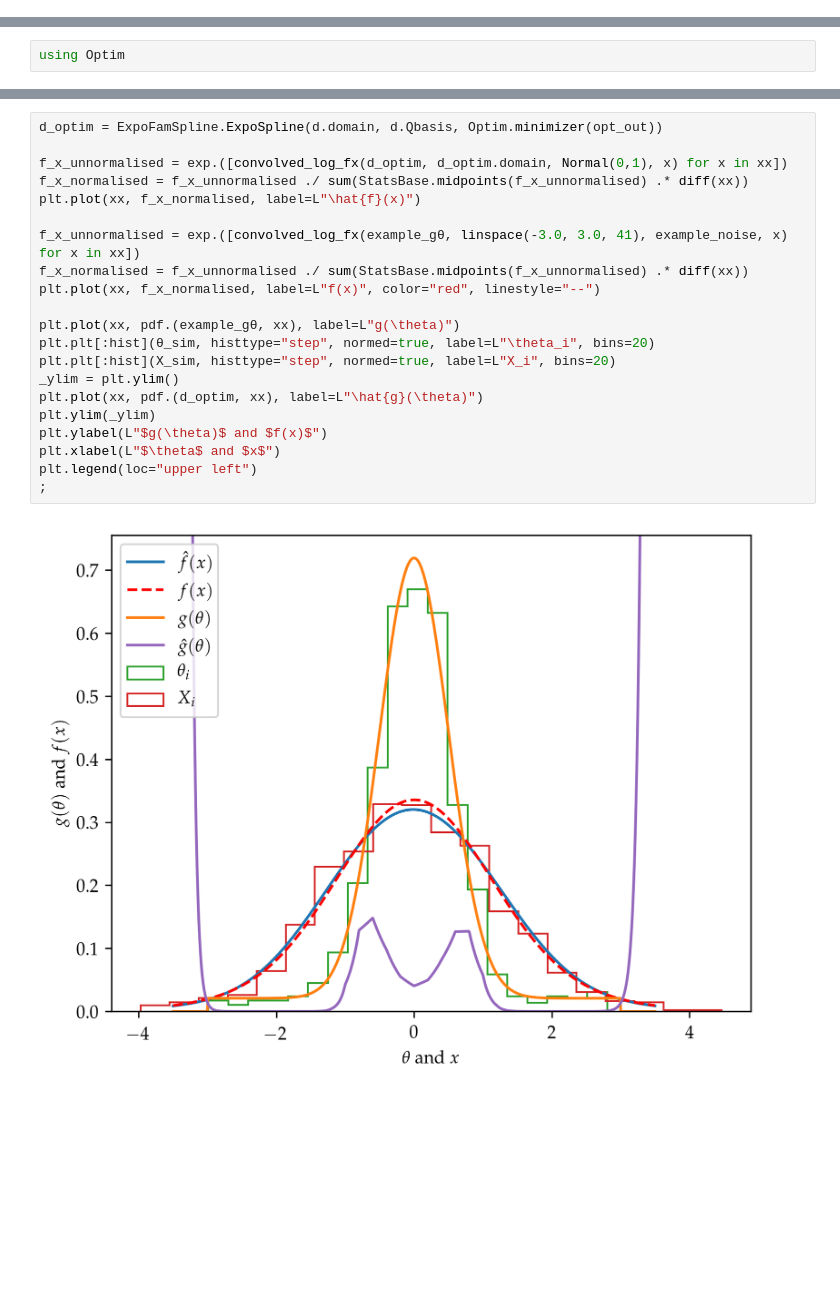
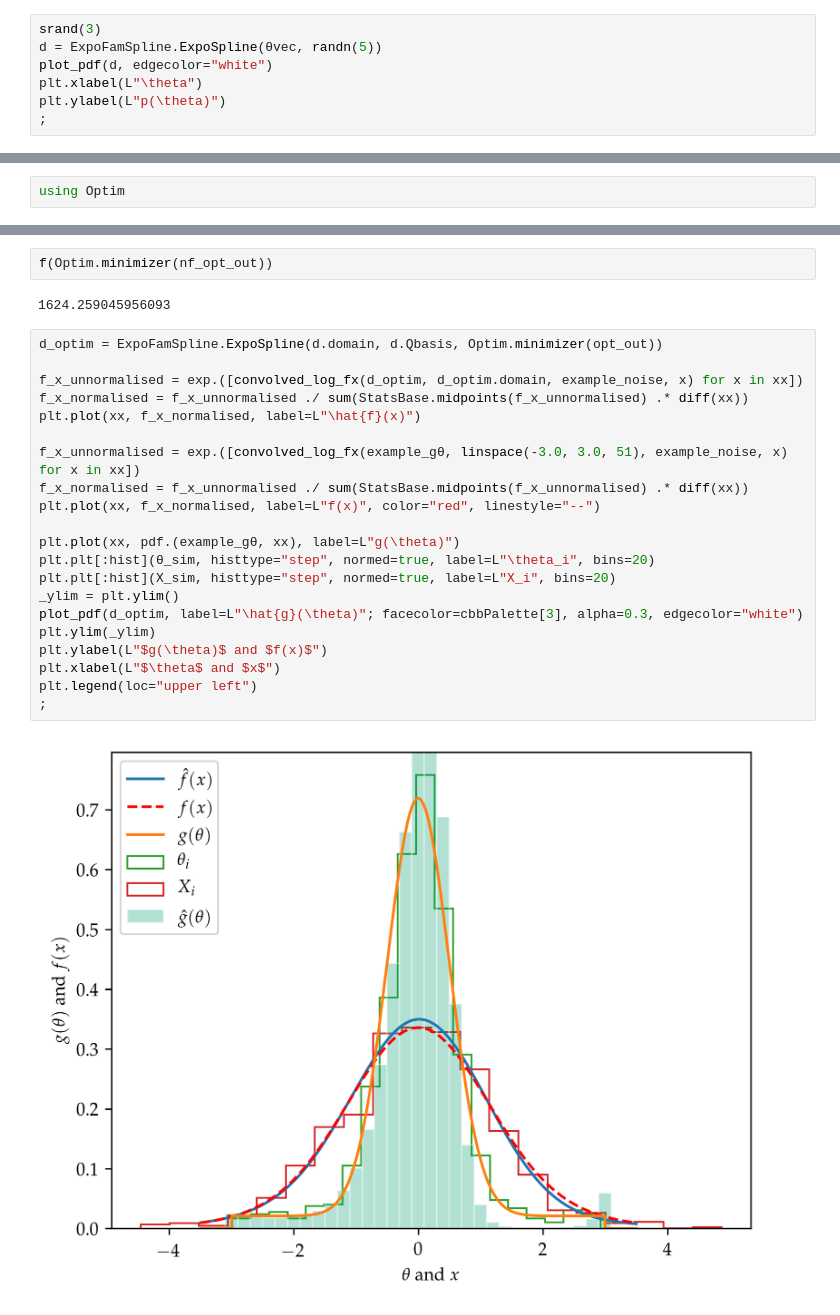
Before and after one commit to maximerischard/DeconvolutionTests.jl, a Jupyter notebook: notebooks/Efron_ExponentialFamily_Splines.ipynb, the cells around one changed output, grey strips where cells are left out. Cells and saved outputs as stored; diff of their text form; blank space fills up the shorter version.

Commit message:
efron-expo-spline: add analytical gradients and hessian

```diff
--- a/notebooks/Efron_ExponentialFamily_Splines.ipynb
+++ b/notebooks/Efron_ExponentialFamily_Splines.ipynb
@@ -201,0 +219,7 @@ plt.plot(θθ, pdf.(d, θθ), ":")
+# %%
+srand(3)
+d = ExpoFamSpline.ExpoSpline(θvec, randn(5))
+plot_pdf(d, edgecolor="white")
+plt.xlabel(L"\theta")
+plt.ylabel(L"p(\theta)")
+;
@@ -435,24 +644,28 @@ Results of Optimization Algorithm
+# %%
+f(Optim.minimizer(nf_opt_out))
+# %% [output]
+1624.259045956093
 # %%
 d_optim = ExpoFamSpline.ExpoSpline(d.domain, d.Qbasis, Optim.minimizer(opt_out))
 
-f_x_unnormalised = exp.([convolved_log_fx(d_optim, d_optim.domain, Normal(0,1), x) for x in xx])
+f_x_unnormalised = exp.([convolved_log_fx(d_optim, d_optim.domain, example_noise, x) for x in xx])
 f_x_normalised = f_x_unnormalised ./ sum(StatsBase.midpoints(f_x_unnormalised) .* diff(xx))
 plt.plot(xx, f_x_normalised, label=L"\hat{f}(x)")
 
-f_x_unnormalised = exp.([convolved_log_fx(example_gθ, linspace(-3.0, 3.0, 41), example_noise, x) for x in xx])
+f_x_unnormalised = exp.([convolved_log_fx(example_gθ, linspace(-3.0, 3.0, 51), example_noise, x) for x in xx])
 f_x_normalised = f_x_unnormalised ./ sum(StatsBase.midpoints(f_x_unnormalised) .* diff(xx))
 plt.plot(xx, f_x_normalised, label=L"f(x)", color="red", linestyle="--")
 
 plt.plot(xx, pdf.(example_gθ, xx), label=L"g(\theta)")
 plt.plt[:hist](θ_sim, histtype="step", normed=true, label=L"\theta_i", bins=20)
 plt.plt[:hist](X_sim, histtype="step", normed=true, label=L"X_i", bins=20)
 _ylim = plt.ylim()
-plt.plot(xx, pdf.(d_optim, xx), label=L"\hat{g}(\theta)")
+plot_pdf(d_optim, label=L"\hat{g}(\theta)"; facecolor=cbbPalette[3], alpha=0.3, edgecolor="white")
 plt.ylim(_ylim)
 plt.ylabel(L"$g(\theta)$ and $f(x)$")
 plt.xlabel(L"$\theta$ and $x$")
 plt.legend(loc="upper left")
 ;
 # %% [output]
-[figure, old version]
+[figure, new version]
 # %% [markdown]
```
Also changed, not shown: parts of 45 cells of this notebook.
